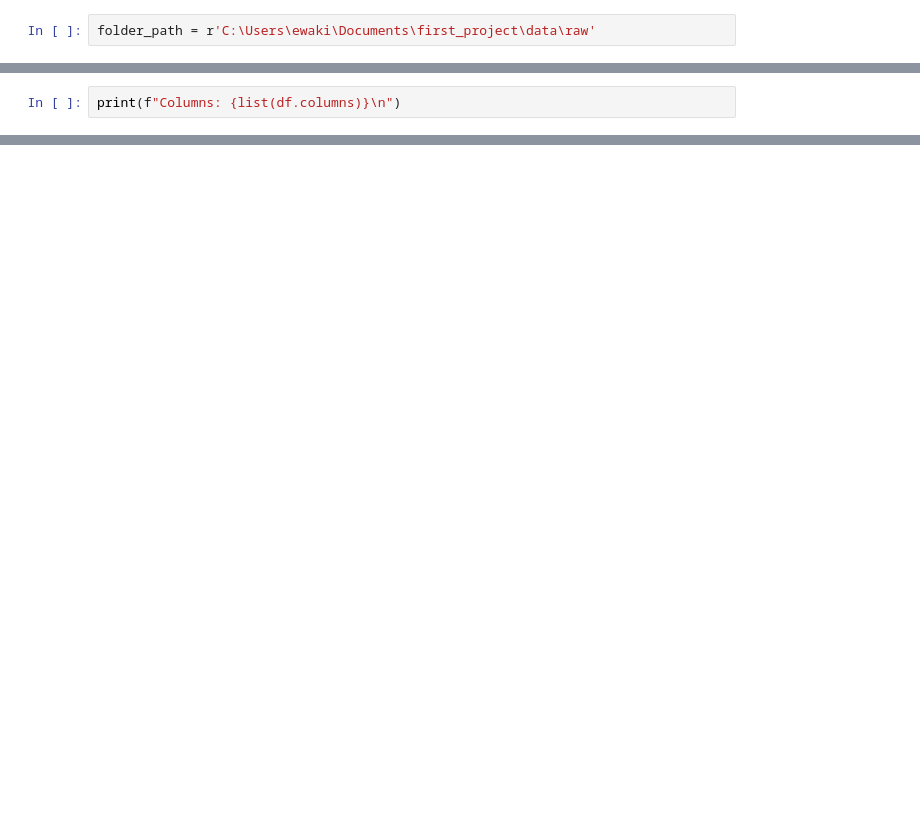
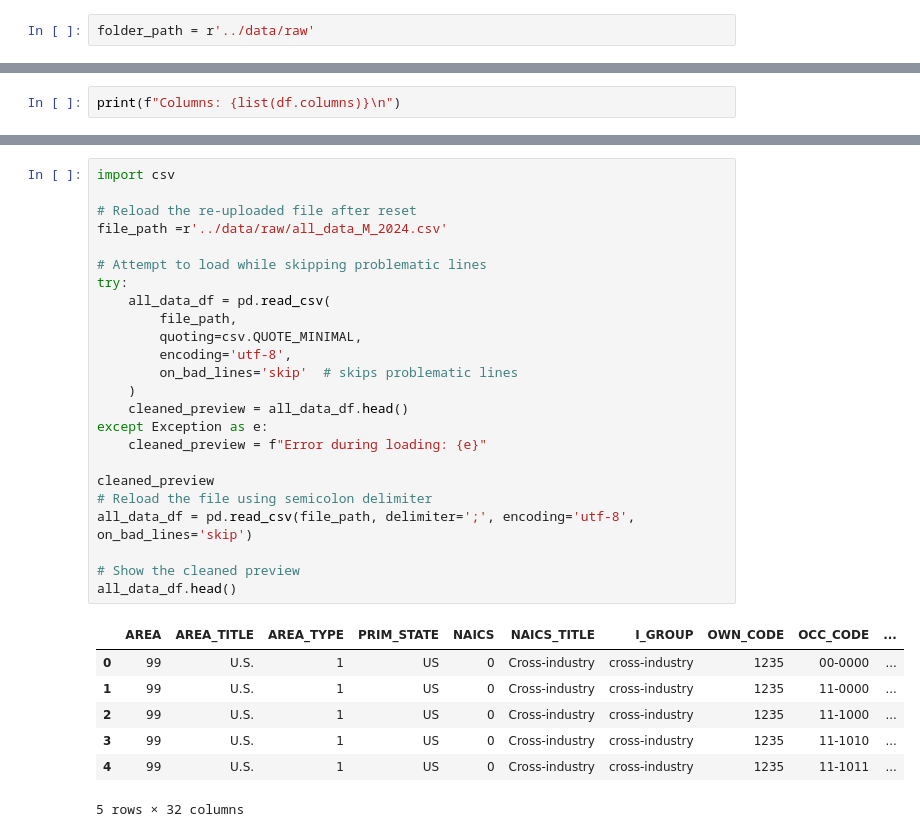
Before and after one commit to isg75/first_project, a Jupyter notebook: notebooks/load_and_clean_data.ipynb, the cells around one changed output, grey strips where cells are left out. Cells and saved outputs as stored; diff of their text form; blank space fills up the shorter version.

```diff
--- a/notebooks/load_and_clean_data.ipynb
+++ b/notebooks/load_and_clean_data.ipynb
@@ -3,4 +4,4 @@ import os
 # %%
-folder_path = r'C:\Users\ewaki\Documents\first_project\data\raw'
+folder_path = r'../data/raw'
 # %%
 print("Files in folder:", os.listdir(folder_path))
@@ -66,0 +200,32 @@ reddit_comments.head()
+# %%
+import csv
+
+# Reload the re-uploaded file after reset
+file_path =r'../data/raw/all_data_M_2024.csv'
+
+# Attempt to load while skipping problematic lines
+try:
+    all_data_df = pd.read_csv(
+        file_path,
+        quoting=csv.QUOTE_MINIMAL,
+        encoding='utf-8',
+        on_bad_lines='skip'  # skips problematic lines
+    )
+    cleaned_preview = all_data_df.head()
+except Exception as e:
+    cleaned_preview = f"Error during loading: {e}"
+
+cleaned_preview
+# Reload the file using semicolon delimiter
+all_data_df = pd.read_csv(file_path, delimiter=';', encoding='utf-8', on_bad_lines='skip')
+
+# Show the cleaned preview
+all_data_df.head()
+# %% [output]
+|  | AREA | AREA_TITLE | AREA_TYPE | PRIM_STATE | NAICS | NAICS_TITLE | I_GROUP | OWN_CODE | OCC_CODE | ... |
+| 0 | 99 | U.S. | 1 | US | 0 | Cross-industry | cross-industry | 1235 | 00-0000 | ... |
+| 1 | 99 | U.S. | 1 | US | 0 | Cross-industry | cross-industry | 1235 | 11-0000 | ... |
+| 2 | 99 | U.S. | 1 | US | 0 | Cross-industry | cross-industry | 1235 | 11-1000 | ... |
+| 3 | 99 | U.S. | 1 | US | 0 | Cross-industry | cross-industry | 1235 | 11-1010 | ... |
+| 4 | 99 | U.S. | 1 | US | 0 | Cross-industry | cross-industry | 1235 | 11-1011 | ... |
+5 rows × 32 columns
```
Also changed, not shown: parts of 14 cells of this notebook, 7 other files.
